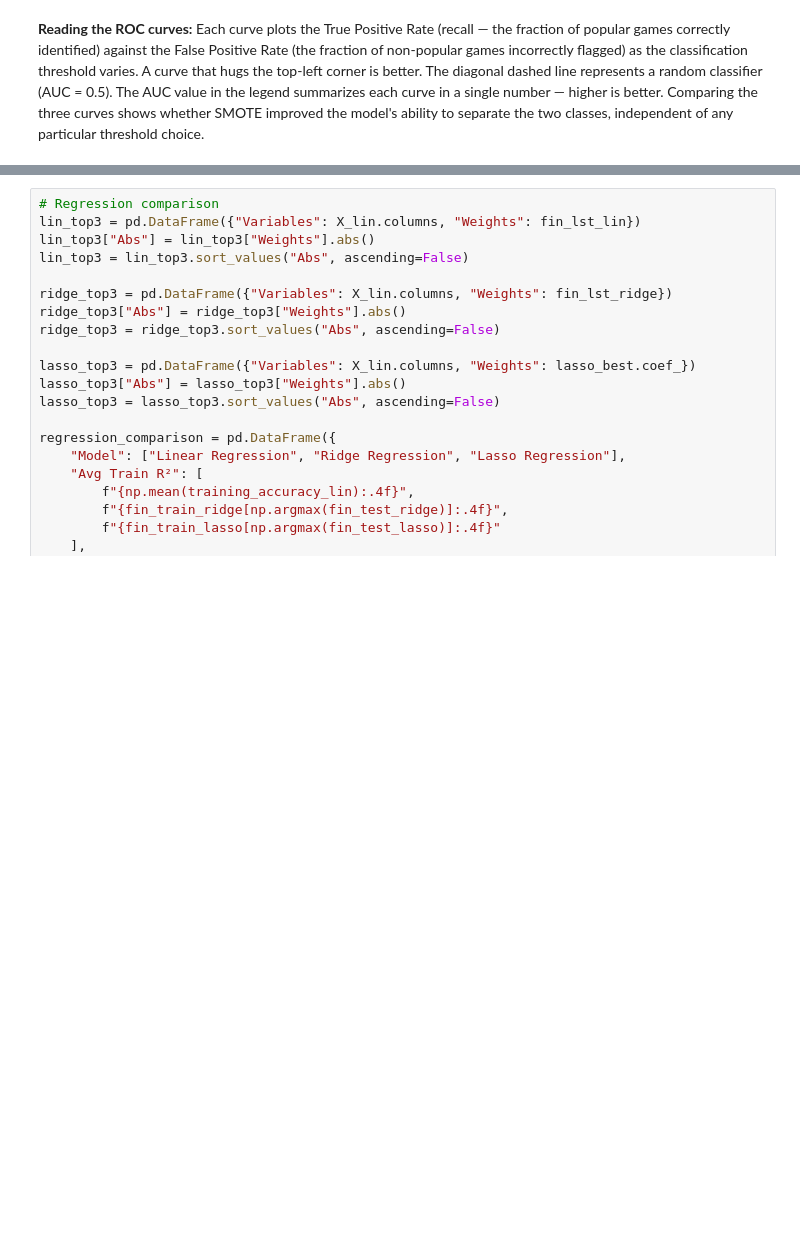
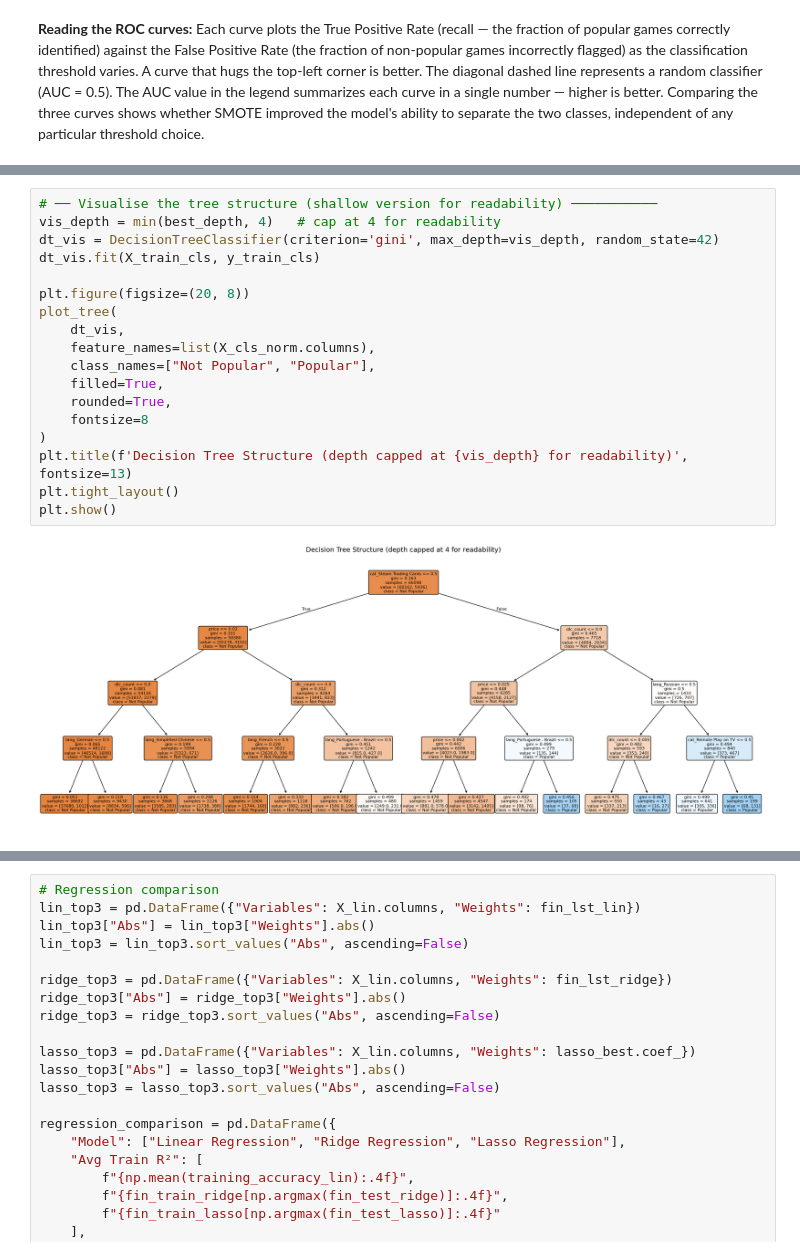
Before and after one commit to Dreigannadoit/Steam-Analysis-with-Regression-ML-Algorithm, a Jupyter notebook: Player_Engagement_Regression_Models.ipynb, the cells around one changed output, grey strips where cells are left out. Drawn from its saved outputs; the diff is of its cells as text; blank space fills up the shorter version.

```diff
--- a/Player_Engagement_Regression_Models.ipynb
+++ b/Player_Engagement_Regression_Models.ipynb
@@ -1021,0 +1292,20 @@ plt.show()
+# %%
+# ── Visualise the tree structure (shallow version for readability) ───────────
+vis_depth = min(best_depth, 4)   # cap at 4 for readability
+dt_vis = DecisionTreeClassifier(criterion='gini', max_depth=vis_depth, random_state=42)
+dt_vis.fit(X_train_cls, y_train_cls)
+
+plt.figure(figsize=(20, 8))
+plot_tree(
+    dt_vis,
+    feature_names=list(X_cls_norm.columns),
+    class_names=["Not Popular", "Popular"],
+    filled=True,
+    rounded=True,
+    fontsize=8
+)
+plt.title(f'Decision Tree Structure (depth capped at {vis_depth} for readability)', fontsize=13)
+plt.tight_layout()
+plt.show()
+# %% [output]
+[figure, added]
```
Also changed, not shown: parts of 39 cells of this notebook.
